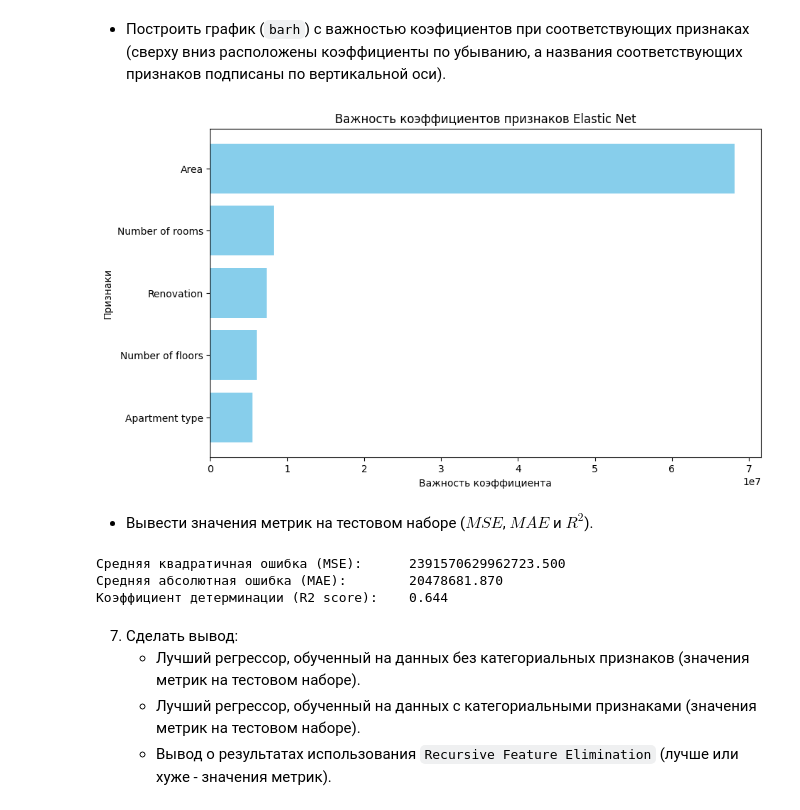
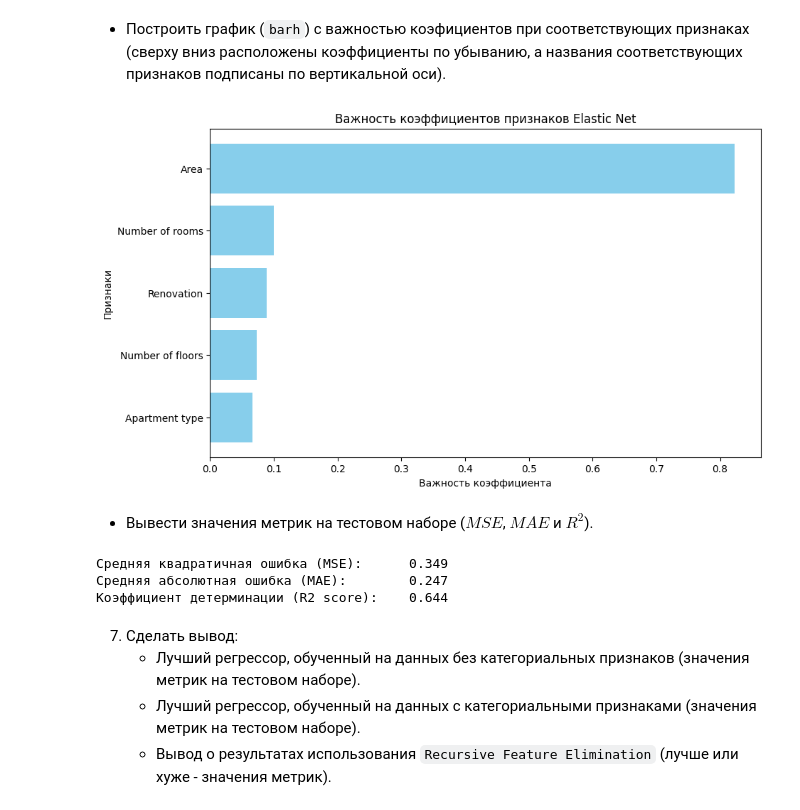
Before and after one commit to Mr-Egorchik/AI-Tech, a Jupyter notebook: 6133_ChitorkinEE_lab_5_regression.ipynb, the cells around one changed output. Cells and saved outputs as stored; diff of their text form; code cells hidden in the pictures.

```diff
--- a/6133_ChitorkinEE_lab_5_regression.ipynb
+++ b/6133_ChitorkinEE_lab_5_regression.ipynb
@@ -95,6 +95,9 @@ X_scaled.head()
 | 2 | Secondary | Мякинино | 0.340311 | Moscow region | -0.684669 | -0.398830 | -0.585413 | ... |
 | 3 | Secondary | Строгино | -0.626758 | Moscow region | -0.684669 | -0.539248 | -0.590659 | ... |
 | 4 | Secondary | Опалиха | -0.949114 | Moscow region | -0.684669 | -0.501218 | -0.611644 | ... |
+# %%
+y_scaler = StandardScaler()
+y = pd.DataFrame(scaler.fit_transform(pd.DataFrame(y)), columns=['Price'])
 # %% [markdown]
    - Визуализировать `heatmap`-матрицу кореллированности признаков.
 # %%
@@ -507,20 +510,20 @@ Pipeline(steps=[('rfe',
 # %% [markdown]
    - Построить график (`barh`) с важностью коэфициентов при соответствующих признаках (сверху вниз расположены коэффициенты по убыванию, а названия соответствующих признаков подписаны по вертикальной оси).
 # %%
-coefficients = model.coef_
+coefficients = model.coef_[0]
 feature_names = rf_pipeline.named_steps['rfe'].get_feature_names_out()
 
 sorted_indexes = np.argsort(np.abs(coefficients))[::-1].tolist()
 
 plt.figure(figsize=(10, 6))
 plt.barh(np.array(feature_names)[sorted_indexes], np.abs(coefficients)[sorted_indexes], color='skyblue')
 plt.xlabel('Важность коэффициента')
 plt.ylabel('Признаки')
 plt.title('Важность коэффициентов признаков Elastic Net')
 plt.gca().invert_yaxis()
 plt.show()
 # %% [output]
-[figure, old version]
+[figure, new version]
 # %% [markdown]
    - Вывести значения метрик на тестовом наборе ($MSE$, $MAE$ и $R^2$).
 # %%
@@ -530,8 +533,8 @@ print(f"Средняя квадратичная ошибка (MSE):\t{MSE(y_test
 print(f"Средняя абсолютная ошибка (MAE):\t{MAE(y_test, y_pred):.3f}")
 print(f"Коэффициент детерминации (R2 score):\t{R2(y_test, y_pred):.3f}")
 # %% [output]
-Средняя квадратичная ошибка (MSE):      2391570629962723.500
-Средняя абсолютная ошибка (MAE):        20478681.870
+Средняя квадратичная ошибка (MSE):      0.349
+Средняя абсолютная ошибка (MAE):        0.247
 Коэффициент детерминации (R2 score):    0.644
 # %% [markdown]
 7. Сделать вывод:
```
Also changed, not shown: parts of 15 cells of this notebook.
